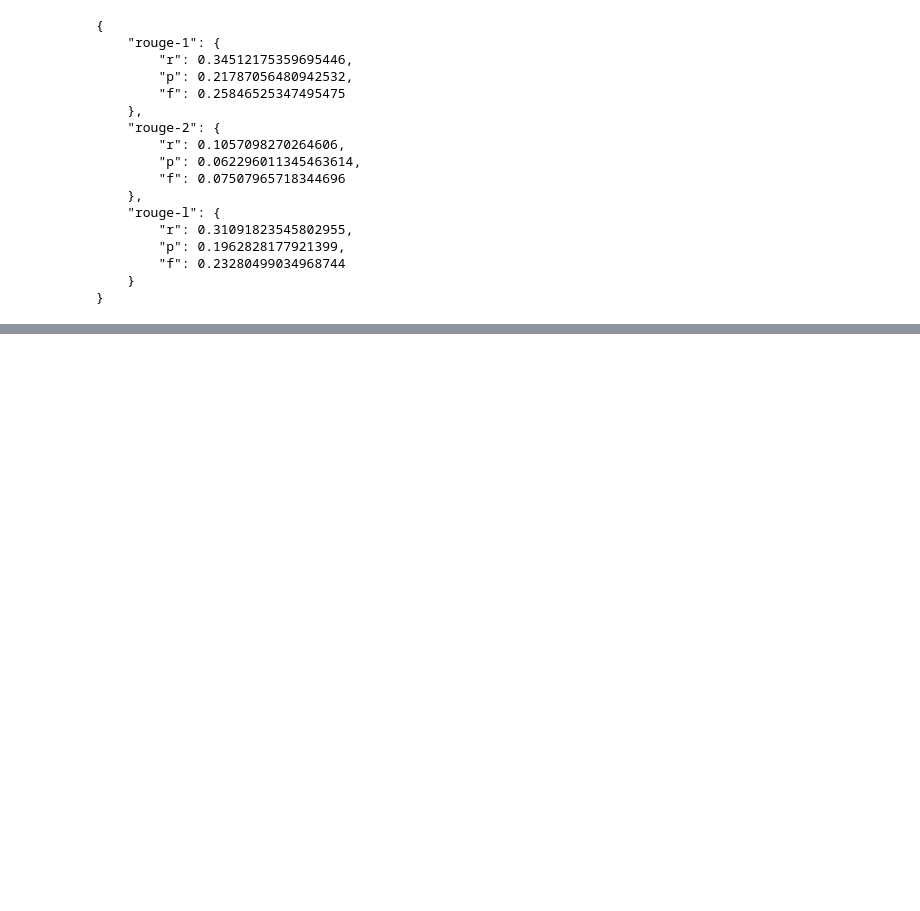
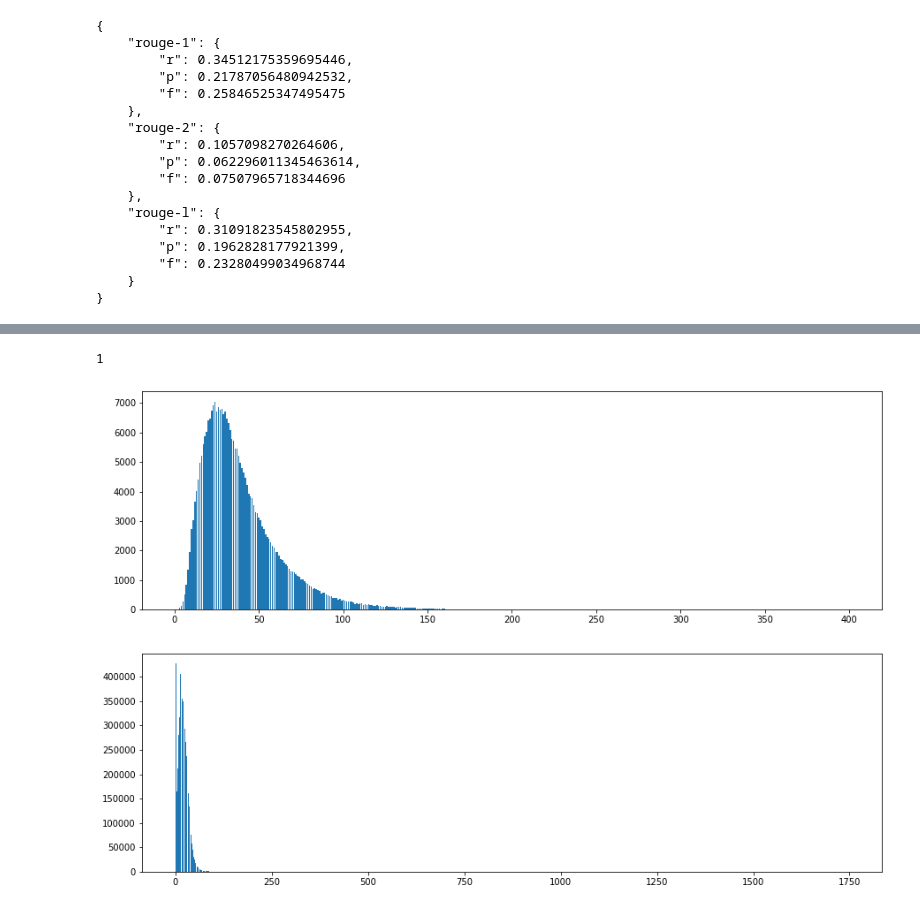
Before and after one commit to anton1morozov/extractive_summarization, a Jupyter notebook: experiments.ipynb, the cells around one changed output, grey strips where cells are left out. Drawn from its saved outputs; the diff is of its cells as text; code cells hidden in the pictures; blank space fills up the shorter version.

```diff
--- a/experiments.ipynb
+++ b/experiments.ipynb
@@ -563,0 +604,29 @@ evaluate_cnn_dailymail(summarizer, test)
+# %%
+def get_texts_properties(dataset: List[Dict]) -> Set[int]:
+    # words_count = set()
+    # sentences_count = set()
+    words_count = defaultdict(int)
+    sentences_count = defaultdict(int)
+    for i in tqdm(range(len(dataset))):
+        e = train[i]
+        text = e['article'].numpy().decode('utf-8')
+        sentences = sent_tokenize(text.replace('\n', ' ').strip())
+        # sentences_count.add(len(sentences))
+        sentences_count[len(sentences)] += 1
+        for sentence in sentences:
+            words = word_tokenize(sentence)
+            # res = re.sub(r'[^\w\s]', '', sentence)
+            # words_count.add(len(words))
+            words_count[len(words)] += 1
+        if i % 10000 == 0:
+            print(f'current max(sentences_count): {max(sentences_count.keys())}')
+            print(f'current min(sentences_count): {min(sentences_count.keys())}')
+            print(f'current max(words_count): {max(words_count.keys())}')
+            print(f'current min(words_count): {min(words_count.keys())}')
+    return words_count, sentences_count
+
+words_count, sentences_count = get_texts_properties(train)
+print(f'max(sentences_count): {max(sentences_count.keys())}')
+print(f'min(sentences_count): {min(sentences_count.keys())}')
+print(f'max(words_count): {max(words_count.keys())}')
+print(f'min(words_count): {min(words_count.keys())}')
@@ -563,0 +683,13 @@ evaluate_cnn_dailymail(summarizer, test)
+# %%
+# sentences_count[201]
+words_count[250]
+# %% [output]
+1
+# %%
+plt.rcParams['figure.figsize'] = (15, 10)
+fig, (ax, ay) = plt.subplots(2, 1)
+ax.bar(sentences_count.keys(), sentences_count.values())
+ay.bar(words_count.keys(), words_count.values())
+plt.show()
+# %% [output]
+[figure, added]
```
Also changed, not shown: parts of 29 cells of this notebook.
